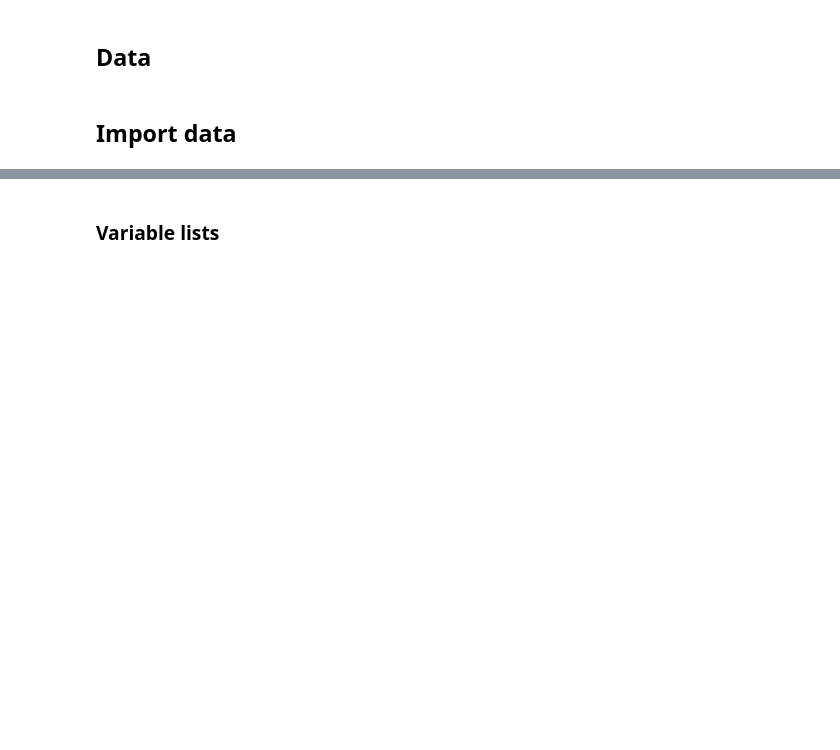
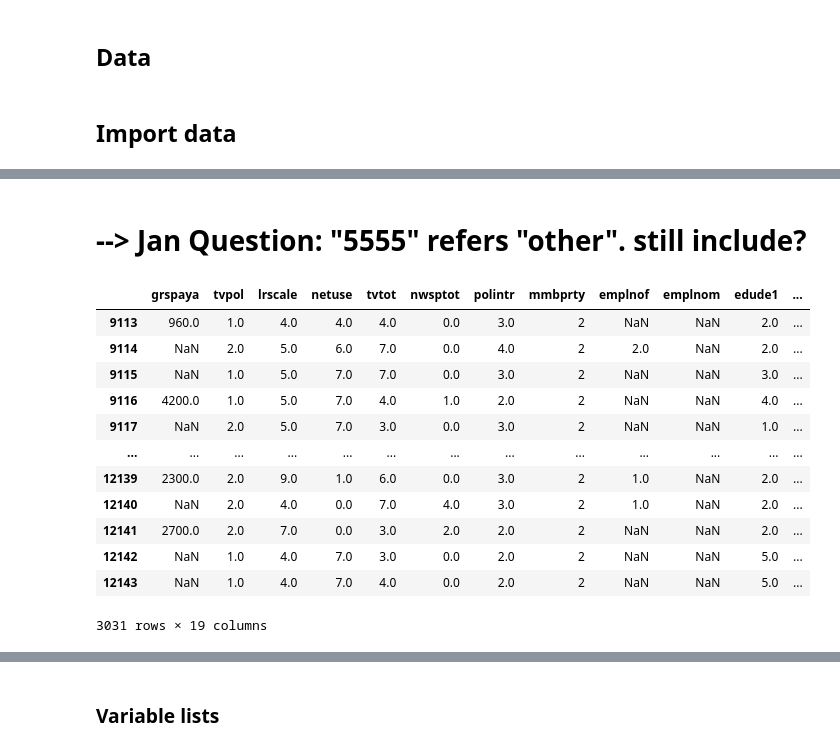
Before and after one commit to HdM-DataAnalytics/Project, a Jupyter notebook: notebooks/draft-analysis.ipynb, the cells around one changed output, grey strips where cells are left out. Cells and saved outputs as stored; diff of their text form; code cells hidden in the pictures; blank space fills up the shorter version.

```diff
--- a/notebooks/draft-analysis.ipynb
+++ b/notebooks/draft-analysis.ipynb
@@ -22,0 +249,2 @@ Group name:
+# %% [markdown]
+# --> Jan Question: "5555" refers "other". still include?
@@ -22,0 +260,16 @@ Group name:
+# %%
+reg_df
+# %% [output]
+|  | grspaya | tvpol | lrscale | netuse | tvtot | nwsptot | polintr | mmbprty | emplnof | emplnom | edude1 | ... |
+| 9113 | 960.0 | 1.0 | 4.0 | 4.0 | 4.0 | 0.0 | 3.0 | 2 | NaN | NaN | 2.0 | ... |
+| 9114 | NaN | 2.0 | 5.0 | 6.0 | 7.0 | 0.0 | 4.0 | 2 | 2.0 | NaN | 2.0 | ... |
+| 9115 | NaN | 1.0 | 5.0 | 7.0 | 7.0 | 0.0 | 3.0 | 2 | NaN | NaN | 3.0 | ... |
+| 9116 | 4200.0 | 1.0 | 5.0 | 7.0 | 4.0 | 1.0 | 2.0 | 2 | NaN | NaN | 4.0 | ... |
+| 9117 | NaN | 2.0 | 5.0 | 7.0 | 3.0 | 0.0 | 3.0 | 2 | NaN | NaN | 1.0 | ... |
+| ... | ... | ... | ... | ... | ... | ... | ... | ... | ... | ... | ... | ... |
+| 12139 | 2300.0 | 2.0 | 9.0 | 1.0 | 6.0 | 0.0 | 3.0 | 2 | 1.0 | NaN | 2.0 | ... |
+| 12140 | NaN | 2.0 | 4.0 | 0.0 | 7.0 | 4.0 | 3.0 | 2 | 1.0 | NaN | 2.0 | ... |
+| 12141 | 2700.0 | 2.0 | 7.0 | 0.0 | 3.0 | 2.0 | 2.0 | 2 | NaN | NaN | 2.0 | ... |
+| 12142 | NaN | 1.0 | 4.0 | 7.0 | 3.0 | 0.0 | 2.0 | 2 | NaN | NaN | 5.0 | ... |
+| 12143 | NaN | 1.0 | 4.0 | 7.0 | 4.0 | 0.0 | 2.0 | 2 | NaN | NaN | 5.0 | ... |
+3031 rows × 19 columns
```
Also changed, not shown: parts of 56 cells of this notebook.
